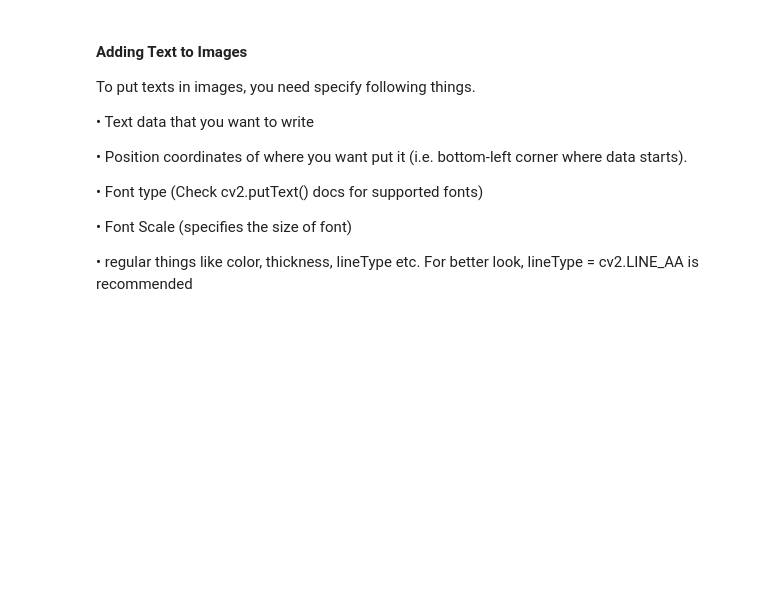
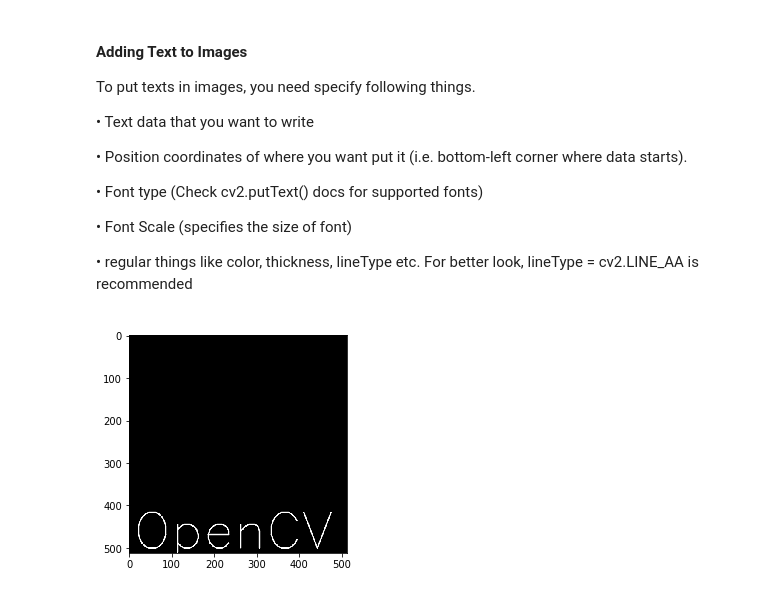
Before and after one commit to suzanasvm/OpenCV-Python-Tutorials, a Jupyter notebook: 7_Drawing_Functions_in_OpenCV.ipynb, the cells around one changed output. Drawn from its saved outputs; the diff is of its cells as text; code cells hidden in the pictures; blank space fills up the shorter version.

```diff
--- a/7_Drawing_Functions_in_OpenCV.ipynb
+++ b/7_Drawing_Functions_in_OpenCV.ipynb
@@ -120,15 +120,18 @@ recommended
 # %%
 import numpy as np
 import cv2
 from matplotlib import pyplot as plt
 
 # Create a black image
 img = np.zeros((512,512,3), np.uint8)
 # Draw a polygon
 pts = np.array([[10,5],[20,30],[70,20],[50,10]], np.int32)
 pts = pts.reshape((-1,1,2))
-img = cv2.polylines(img,[pts],True,(0,255,255))
+font = cv2.FONT_HERSHEY_SIMPLEX
+cv2.putText(img,'OpenCV',(10,500), font, 4,(255,255,255),2,cv2.LINE_AA)
 
 
 plt.imshow(img)
 plt.show()
+# %% [output]
+[figure, added]
```
